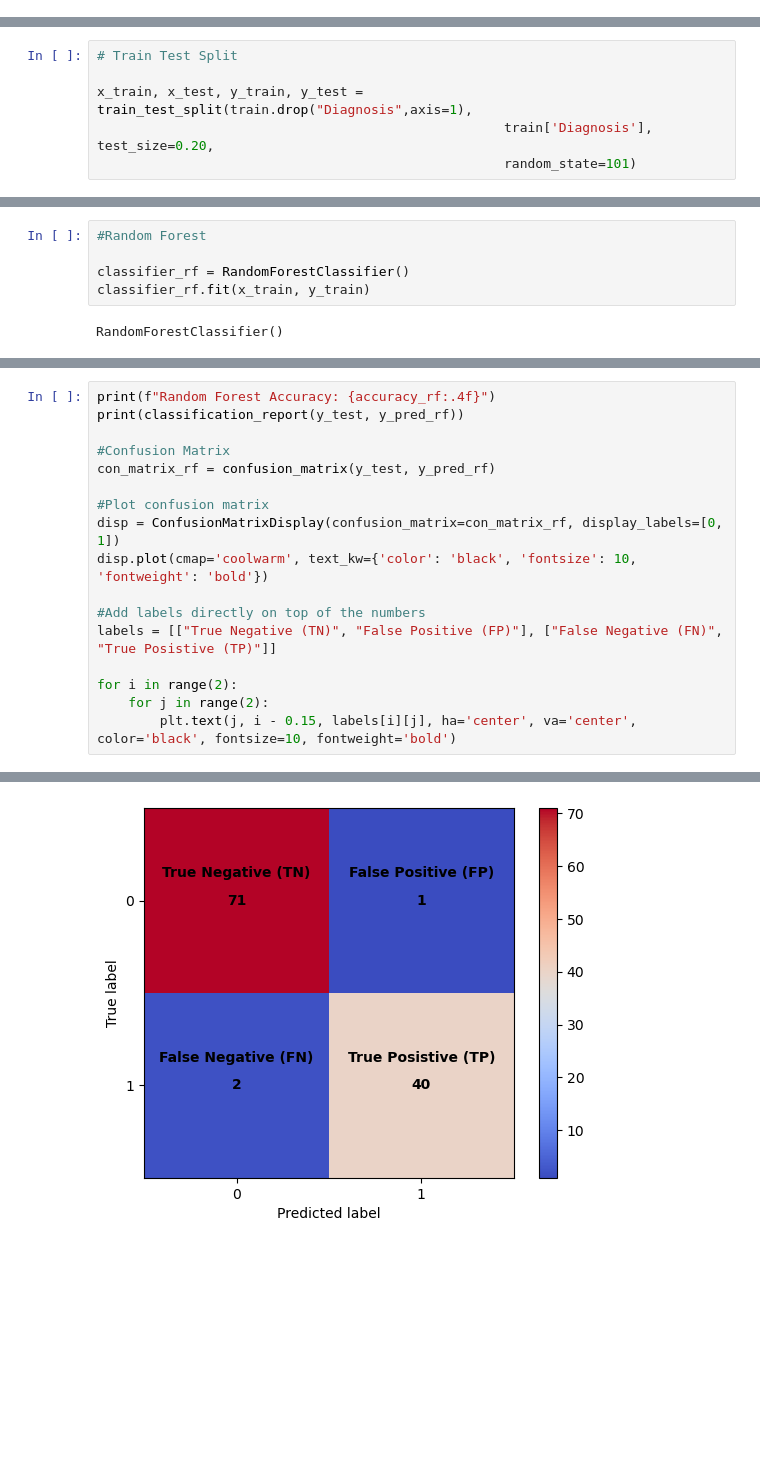
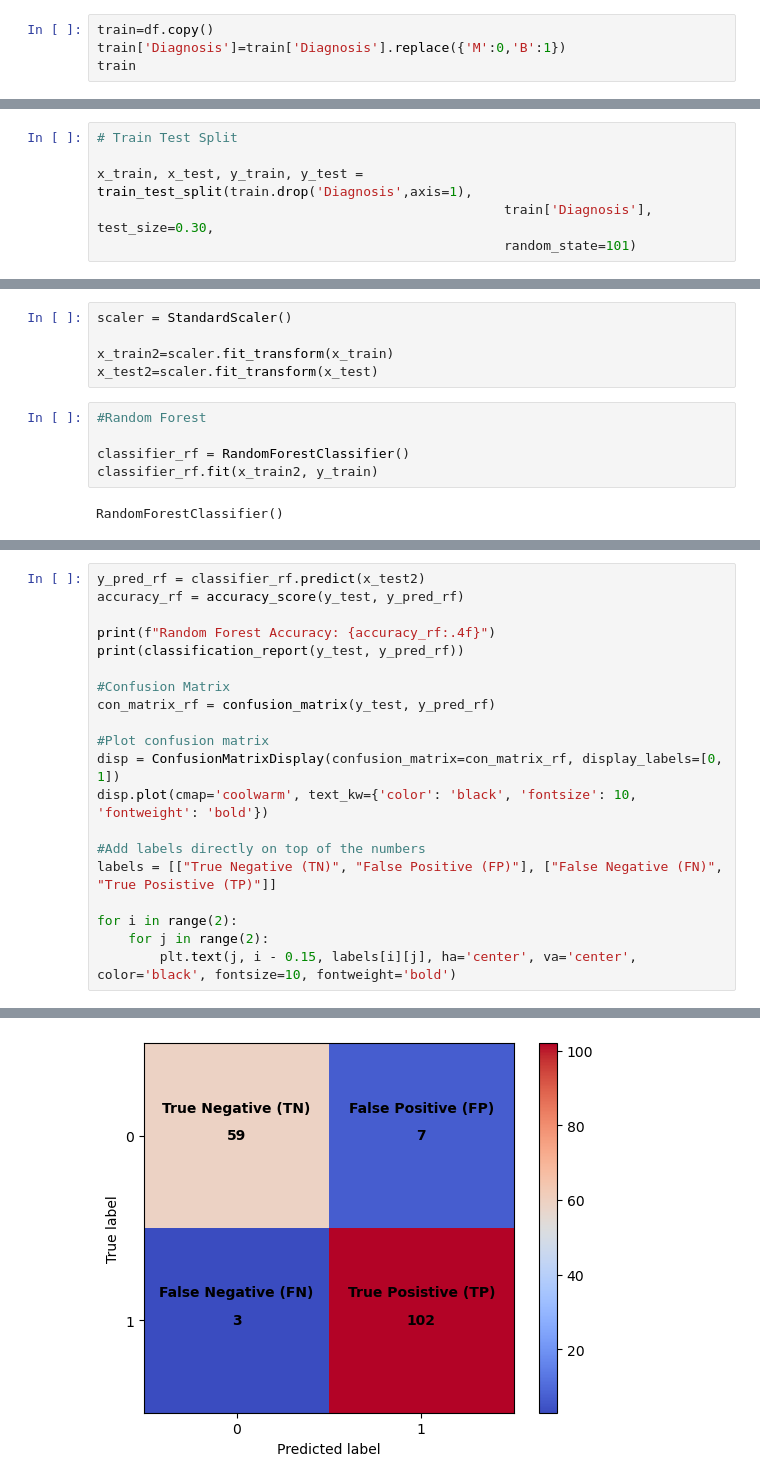
Before and after one commit to laurelfishburn/APCProject, a Jupyter notebook: models/supervised/Comparing Classification models.ipynb, the cells around one changed output, grey strips where cells are left out. Drawn from its saved outputs; the diff is of its cells as text; blank space fills up the shorter version.

```diff
--- a/models/supervised/Comparing Classification models.ipynb
+++ b/models/supervised/Comparing Classification models.ipynb
@@ -14,0 +60,4 @@ train = pd.read_csv('wdbc.csv')
+# %%
+train=df.copy()
+train['Diagnosis']=train['Diagnosis'].replace({'M':0,'B':1})
+train
@@ -25,6 +88,6 @@ train.head()
 # %%
 # Train Test Split
 
-x_train, x_test, y_train, y_test = train_test_split(train.drop("Diagnosis",axis=1),
-                                                    train['Diagnosis'], test_size=0.20,
+x_train, x_test, y_train, y_test = train_test_split(train.drop('Diagnosis',axis=1),
+                                                    train['Diagnosis'], test_size=0.30,
                                                     random_state=101)
@@ -31,7 +104,12 @@ x_train, x_test, y_train, y_test = train_test_split(train.drop("Diagnosis",axis=
+# %%
+scaler = StandardScaler()
+
+x_train2=scaler.fit_transform(x_train)
+x_test2=scaler.fit_transform(x_test)
 # %%
 #Random Forest
 
 classifier_rf = RandomForestClassifier()
-classifier_rf.fit(x_train, y_train)
+classifier_rf.fit(x_train2, y_train)
 # %% [output]
 RandomForestClassifier()
@@ -65,4 +116,7 @@ Confusion Matrix:
 # %%
+y_pred_rf = classifier_rf.predict(x_test2)
+accuracy_rf = accuracy_score(y_test, y_pred_rf)
+
 print(f"Random Forest Accuracy: {accuracy_rf:.4f}")
 print(classification_report(y_test, y_pred_rf))
 
@@ -92,4 +146,4 @@ weighted avg       0.97      0.97      0.97       114
-[figure, old version]
+[figure, new version]
 # %%
 #ANN
 
```
Also changed, not shown: parts of 22 cells of this notebook, 1 other file.
